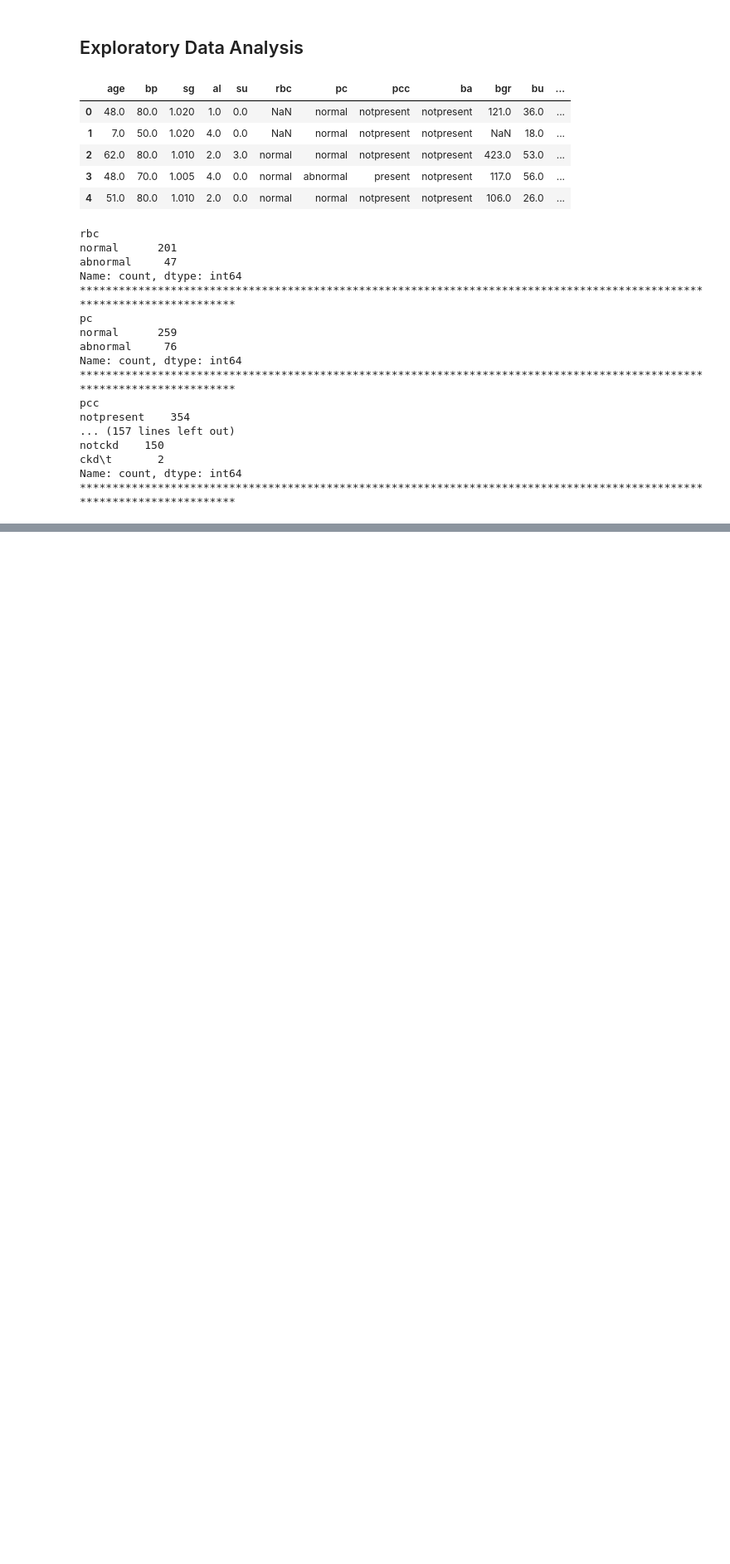
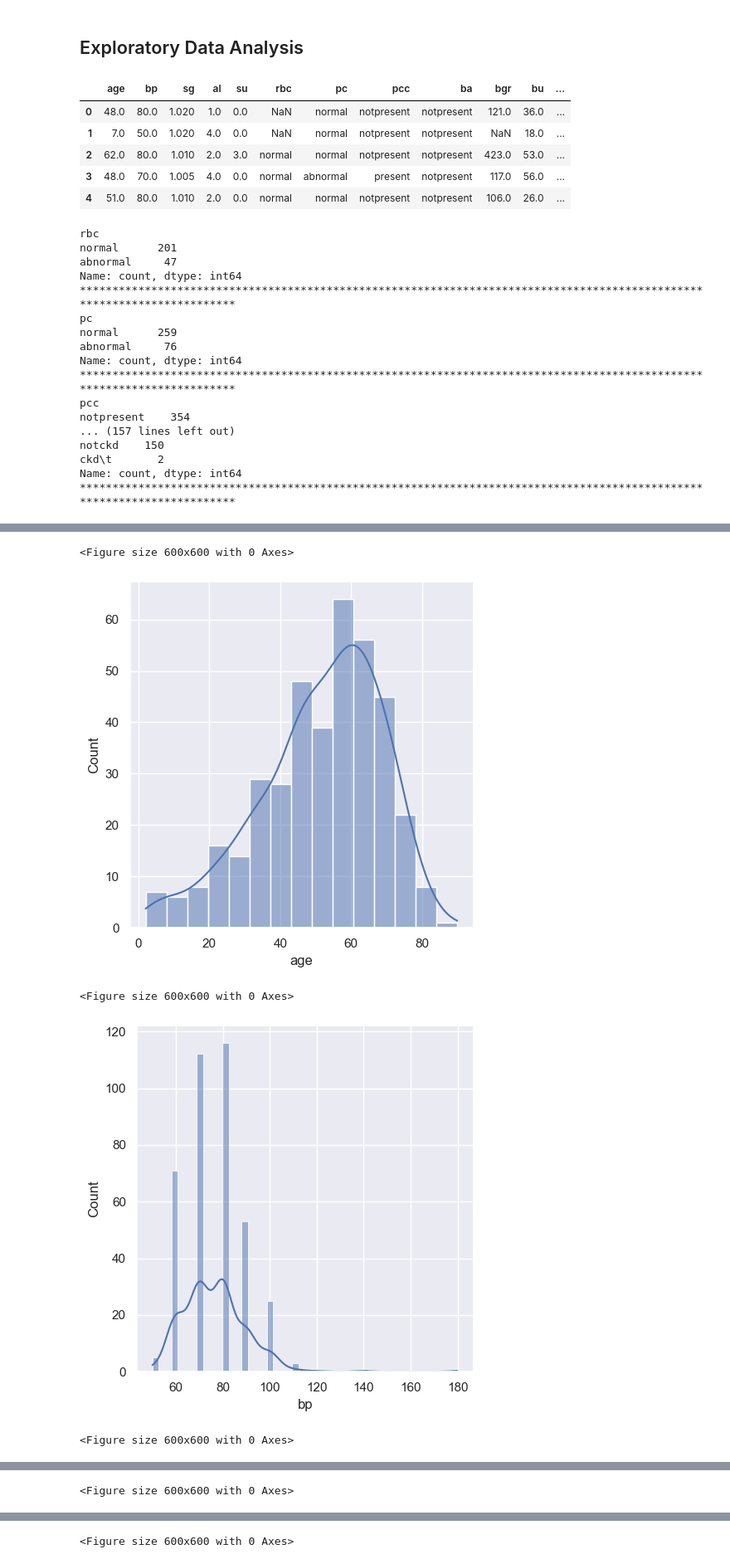
Before and after one commit to meghrajkonduskar/ML-projects, a Jupyter notebook: Health Care Domain/Kidney Disease Prediction.ipynb, the cells around one changed output, grey strips where cells are left out. Shown at 83% size. Drawn from its saved outputs; the diff is of its cells as text; code cells hidden in the pictures; blank space fills up the shorter version.

Commit message:
EDA and preparing data for modelling

```diff
--- a/Health Care Domain/Kidney Disease Prediction.ipynb
+++ b/Health Care Domain/Kidney Disease Prediction.ipynb
@@ -135,3 +137,21 @@ notckd    150
 ckd\t       2
 Name: count, dtype: int64
 ************************************************************************************************************************
+# %%
+def replace_tab(x):
+    x = f"{x}".lstrip()
+    x = f"{x}".rstrip()
+    if x == "?":
+        x = np.nan
+    return x
+# %%
+for i in df.select_dtypes(include="object"):
+    df[i] = df[i].apply(replace_tab)
+# %%
+df["pcv"] = df["pcv"].astype("float")
+df["wc"] = df["wc"].astype("float")
+df["rc"] = df["rc"].astype("float")
+# %%
+for i in df.select_dtypes(include="object"):
+    print(df[i].value_counts())
+    print('****'*30)
@@ -137,0 +176,11 @@ Name: count, dtype: int64
+# %%
+for i in df.select_dtypes(exclude="object"):
+    plt.figure(figsize=(6,6))
+    sns.displot(data = df, x=i, kde=True)
+    plt.show()
+# %% [output]
+<Figure size 600x600 with 0 Axes>
+[figure, added]
+<Figure size 600x600 with 0 Axes>
+[figure, added]
+<Figure size 600x600 with 0 Axes>
@@ -137,0 +188 @@ Name: count, dtype: int64
+<Figure size 600x600 with 0 Axes>
@@ -137,0 +190 @@ Name: count, dtype: int64
+<Figure size 600x600 with 0 Axes>
```
Also changed, not shown: parts of 21 cells of this notebook.
